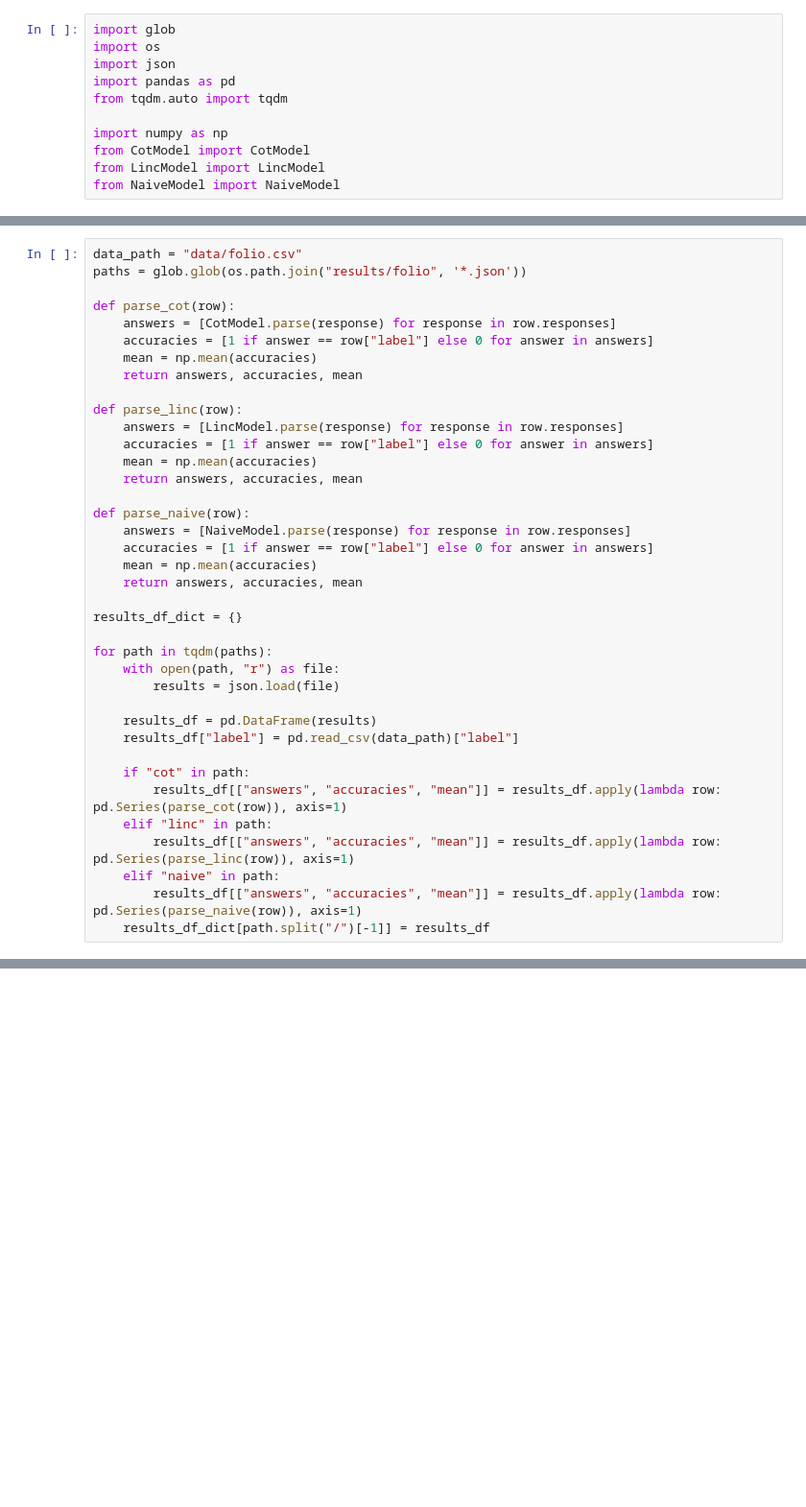
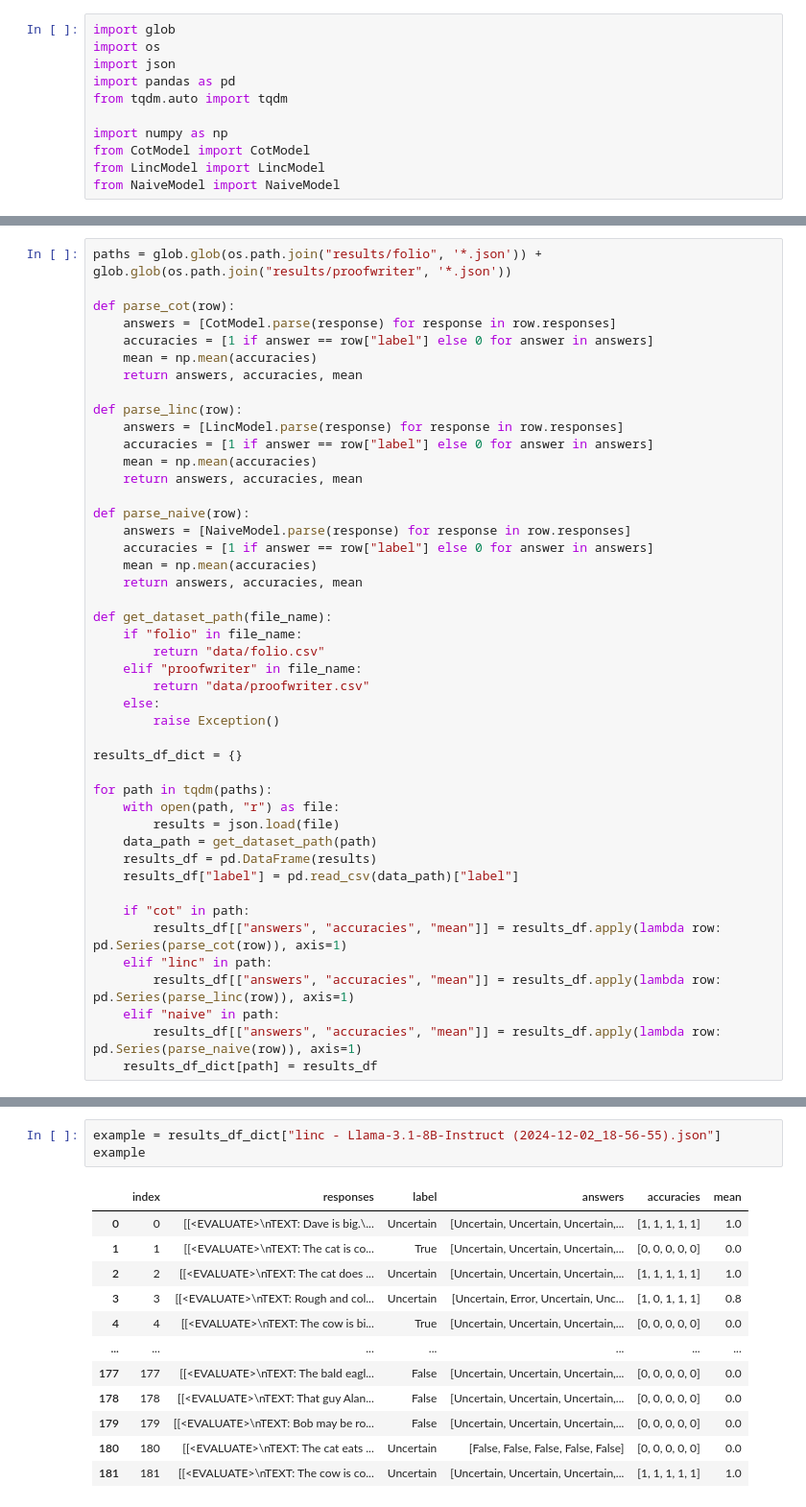
Before and after one commit to jortan02/linc, a Jupyter notebook: results.ipynb, the cells around one changed output, grey strips where cells are left out. Shown at 96% size. Drawn from its saved outputs; the diff is of its cells as text; blank space fills up the shorter version.

Commit message:
Working on results

```diff
--- a/results.ipynb
+++ b/results.ipynb
@@ -30,6 +32,5 @@ glob.glob(os.path.join("results/folio", '*.json'))
 # %%
-data_path = "data/folio.csv"
-paths = glob.glob(os.path.join("results/folio", '*.json'))
+paths = glob.glob(os.path.join("results/folio", '*.json')) + glob.glob(os.path.join("results/proofwriter", '*.json'))
 
 def parse_cot(row):
     answers = [CotModel.parse(response) for response in row.responses]
@@ -49,12 +50,20 @@ def parse_naive(row):
     mean = np.mean(accuracies)
     return answers, accuracies, mean
 
+def get_dataset_path(file_name):
+    if "folio" in file_name:
+        return "data/folio.csv"
+    elif "proofwriter" in file_name:
+        return "data/proofwriter.csv"
+    else:
+        raise Exception()
+
 results_df_dict = {}
 
 for path in tqdm(paths):
     with open(path, "r") as file:
         results = json.load(file)
-
+    data_path = get_dataset_path(path)
     results_df = pd.DataFrame(results)
     results_df["label"] = pd.read_csv(data_path)["label"]
 
@@ -64,4 +73,4 @@ for path in tqdm(paths):
         results_df[["answers", "accuracies", "mean"]] = results_df.apply(lambda row: pd.Series(parse_linc(row)), axis=1)
     elif "naive" in path:
         results_df[["answers", "accuracies", "mean"]] = results_df.apply(lambda row: pd.Series(parse_naive(row)), axis=1)
-    results_df_dict[path.split("/")[-1]] = results_df
+    results_df_dict[path] = results_df
@@ -192,0 +134,16 @@ results_df
+# %%
+example = results_df_dict["linc - Llama-3.1-8B-Instruct (2024-12-02_18-56-55).json"]
+example
+# %% [output]
+|  | index | responses | label | answers | accuracies | mean |
+| 0 | 0 | [[<EVALUATE>\nTEXT: Dave is big.\... | Uncertain | [Uncertain, Uncertain, Uncertain,... | [1, 1, 1, 1, 1] | 1.0 |
+| 1 | 1 | [[<EVALUATE>\nTEXT: The cat is co... | True | [Uncertain, Uncertain, Uncertain,... | [0, 0, 0, 0, 0] | 0.0 |
+| 2 | 2 | [[<EVALUATE>\nTEXT: The cat does ... | Uncertain | [Uncertain, Uncertain, Uncertain,... | [1, 1, 1, 1, 1] | 1.0 |
+| 3 | 3 | [[<EVALUATE>\nTEXT: Rough and col... | Uncertain | [Uncertain, Error, Uncertain, Unc... | [1, 0, 1, 1, 1] | 0.8 |
+| 4 | 4 | [[<EVALUATE>\nTEXT: The cow is bi... | True | [Uncertain, Uncertain, Uncertain,... | [0, 0, 0, 0, 0] | 0.0 |
+| ... | ... | ... | ... | ... | ... | ... |
+| 177 | 177 | [[<EVALUATE>\nTEXT: The bald eagl... | False | [Uncertain, Uncertain, Uncertain,... | [0, 0, 0, 0, 0] | 0.0 |
+| 178 | 178 | [[<EVALUATE>\nTEXT: That guy Alan... | False | [Uncertain, Uncertain, Uncertain,... | [0, 0, 0, 0, 0] | 0.0 |
+| 179 | 179 | [[<EVALUATE>\nTEXT: Bob may be ro... | False | [Uncertain, Uncertain, Uncertain,... | [0, 0, 0, 0, 0] | 0.0 |
+| 180 | 180 | [[<EVALUATE>\nTEXT: The cat eats ... | Uncertain | [False, False, False, False, False] | [0, 0, 0, 0, 0] | 0.0 |
+| 181 | 181 | [[<EVALUATE>\nTEXT: The cow is co... | Uncertain | [Uncertain, Uncertain, Uncertain,... | [1, 1, 1, 1, 1] | 1.0 |
```
Also changed, not shown: parts of 19 cells of this notebook, 28 other files.
